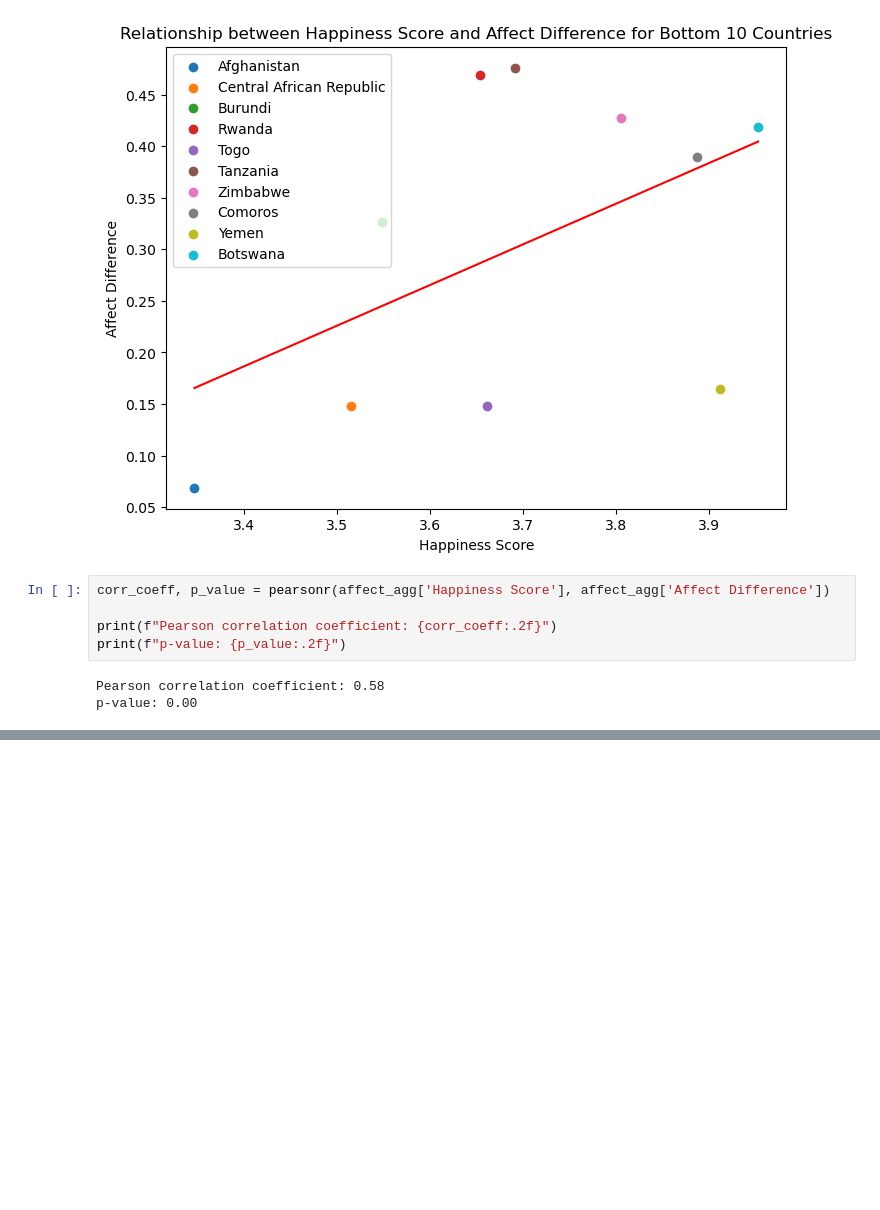
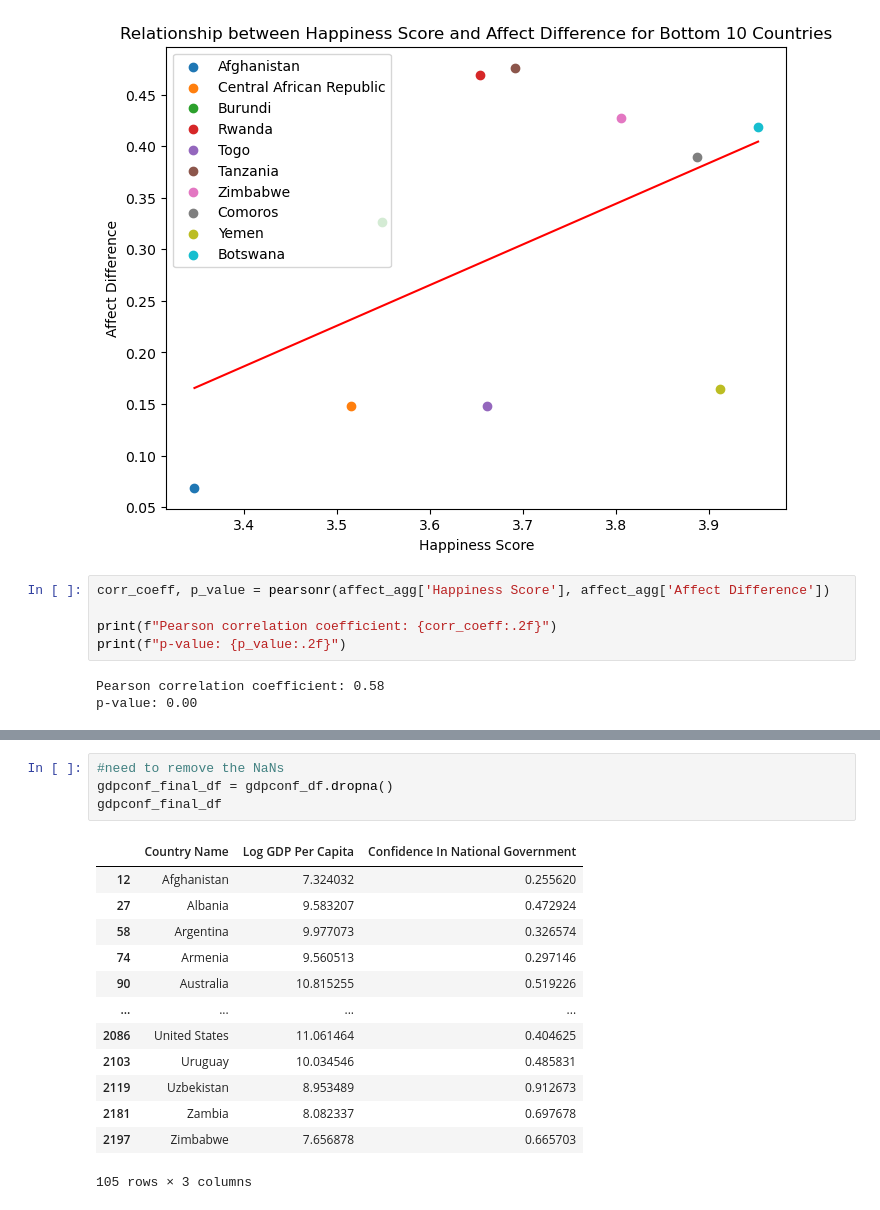
Before and after one commit to amylovesdogs/Group7Project1, a Jupyter notebook: happiness.ipynb, the cells around one changed output, grey strips where cells are left out. Drawn from its saved outputs; the diff is of its cells as text; blank space fills up the shorter version.

```diff
--- a/happiness.ipynb
+++ b/happiness.ipynb
@@ -413,0 +427,18 @@ p-value: 0.00
+# %%
+#need to remove the NaNs
+gdpconf_final_df = gdpconf_df.dropna()
+gdpconf_final_df
+# %% [output]
+|  | Country Name | Log GDP Per Capita | Confidence In National Government |
+| 12 | Afghanistan | 7.324032 | 0.255620 |
+| 27 | Albania | 9.583207 | 0.472924 |
+| 58 | Argentina | 9.977073 | 0.326574 |
+| 74 | Armenia | 9.560513 | 0.297146 |
+| 90 | Australia | 10.815255 | 0.519226 |
+| ... | ... | ... | ... |
+| 2086 | United States | 11.061464 | 0.404625 |
+| 2103 | Uruguay | 10.034546 | 0.485831 |
+| 2119 | Uzbekistan | 8.953489 | 0.912673 |
+| 2181 | Zambia | 8.082337 | 0.697678 |
+| 2197 | Zimbabwe | 7.656878 | 0.665703 |
+105 rows × 3 columns
```
Also changed, not shown: parts of 4 cells of this notebook.
